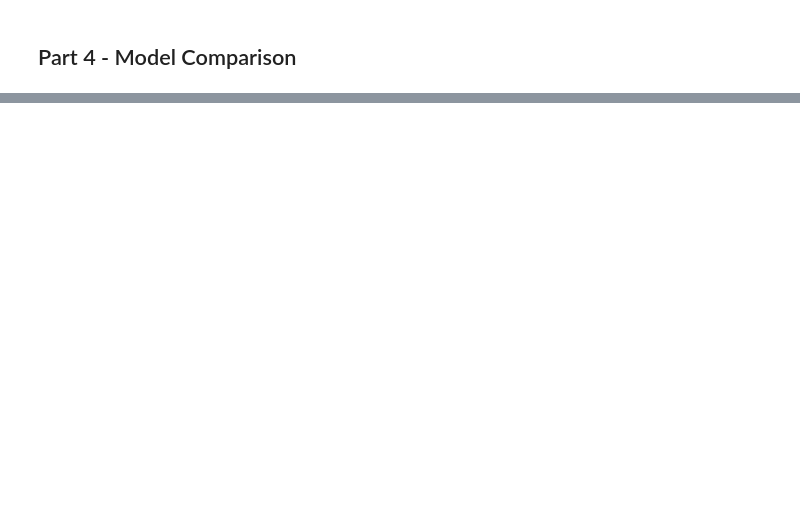
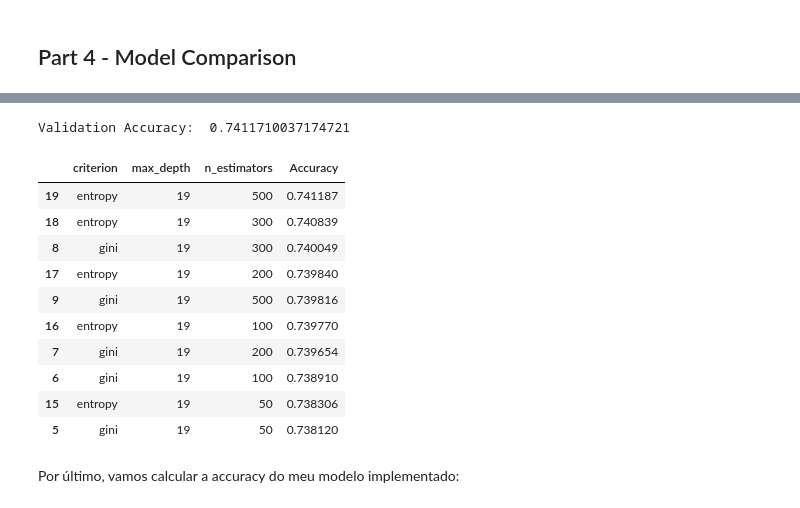
Before and after one commit to barrafas/TACD-A1, a Jupyter notebook: 243902.ipynb, the cells around one changed output, grey strips where cells are left out. Saved outputs shown, nothing was run; the diff lists cells and outputs as text; code cells hidden in the pictures; blank space fills up the shorter version.

```diff
--- a/243902.ipynb
+++ b/243902.ipynb
@@ -438,0 +540,45 @@ accuracies.sort_values(by="Accuracy", ascending=False).head(10)
+# %%
+from sklearn.ensemble import RandomForestClassifier
+
+
+
+param_grid_rfc = {'max_depth': [13, 19],
+                  "criterion": ["gini", "entropy"],
+                  "n_estimators": [50, 100, 200, 300, 500],
+}
+
+rfc = RandomForestClassifier()
+
+grid_search_rfc = GridSearchCV(rfc,
+                               param_grid=param_grid_rfc,
+                               cv=4,
+                               scoring='accuracy')
+
+grid_search_rfc.fit(X_train, y_train_ohe)
+
+accuracies_rfc = pd.concat(
+    [
+        pd.DataFrame(grid_search_rfc.cv_results_["params"]),
+        pd.DataFrame(grid_search_rfc.cv_results_["mean_test_score"], columns=["Accuracy"])
+    ],
+    axis=1
+)
+# %%
+rfc_acc = accuracy_score(y_val_ohe, grid_search_rfc.predict(X_val))
+print("Validation Accuracy: ", rfc_acc)
+accuracies_rfc.sort_values(by="Accuracy", ascending=False).head(10)
+# %% [output]
+Validation Accuracy:  0.7411710037174721
+|  | criterion | max_depth | n_estimators | Accuracy |
+| 19 | entropy | 19 | 500 | 0.741187 |
+| 18 | entropy | 19 | 300 | 0.740839 |
+| 8 | gini | 19 | 300 | 0.740049 |
+| 17 | entropy | 19 | 200 | 0.739840 |
+| 9 | gini | 19 | 500 | 0.739816 |
+| 16 | entropy | 19 | 100 | 0.739770 |
+| 7 | gini | 19 | 200 | 0.739654 |
+| 6 | gini | 19 | 100 | 0.738910 |
+| 15 | entropy | 19 | 50 | 0.738306 |
+| 5 | gini | 19 | 50 | 0.738120 |
+# %% [markdown]
+Por último, vamos calcular a accuracy do meu modelo implementado:
```
Also changed, not shown: parts of 19 cells of this notebook.
